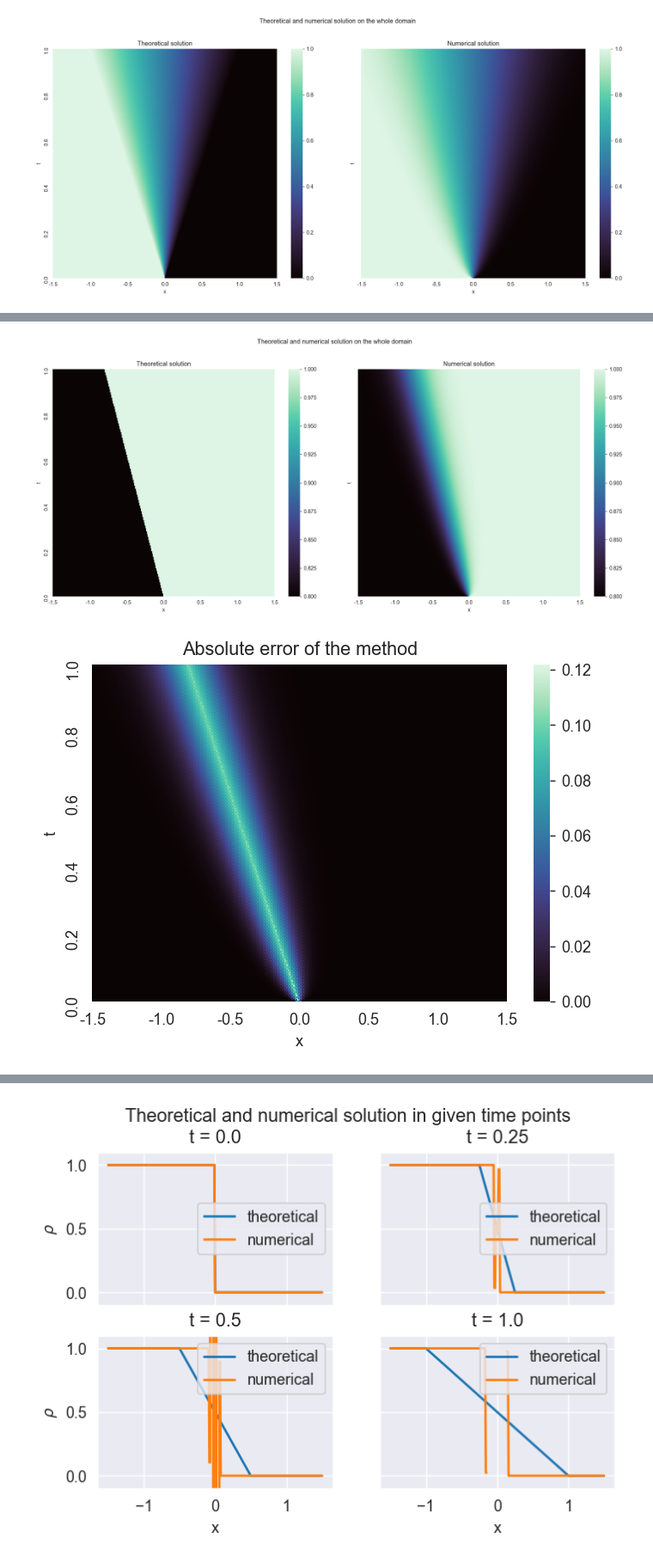
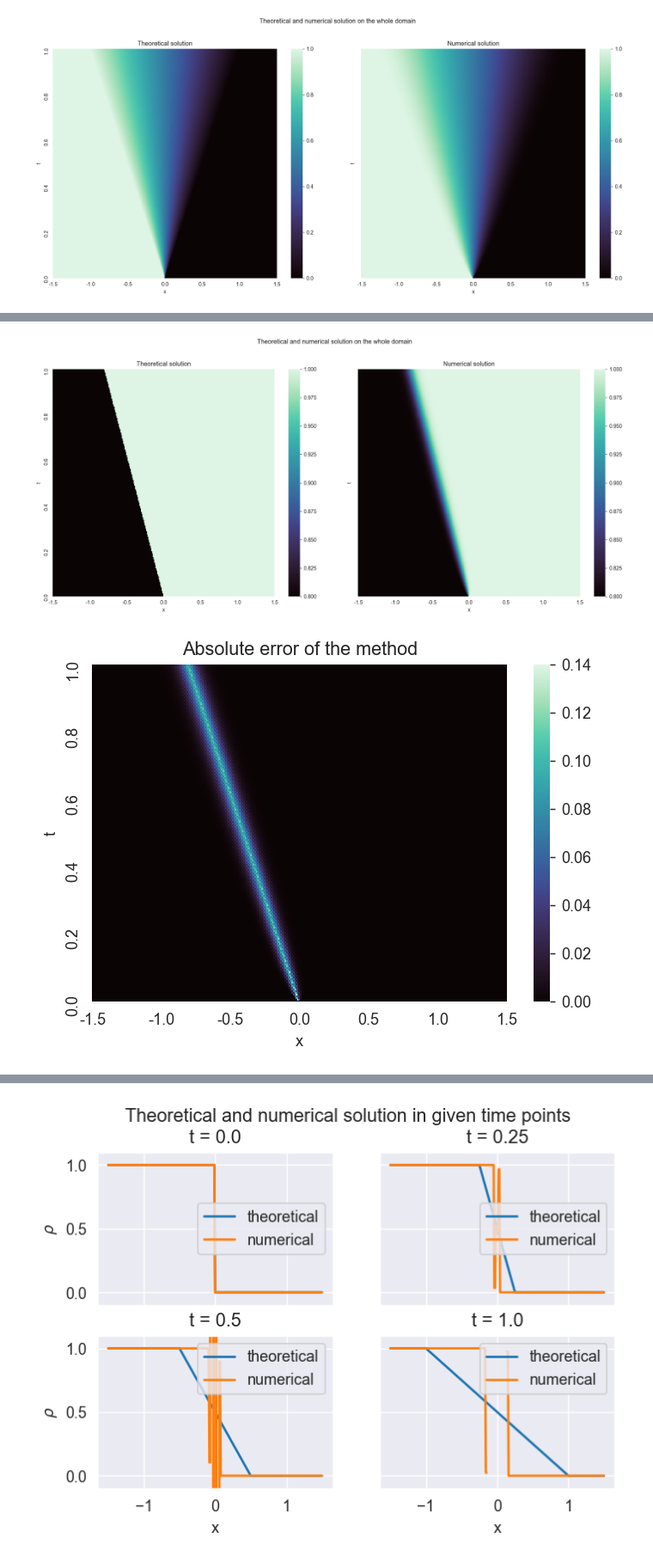
Before and after one commit to joannaww/Lighthill-Witham-Richards-Model, a Jupyter notebook: Matuszak_Wojciechowicz.ipynb, the cells around one changed output, grey strips where cells are left out. Shown at 86% size. Saved outputs shown, nothing was run; the diff lists cells and outputs as text; code cells hidden in the pictures.

```diff
--- a/Matuszak_Wojciechowicz.ipynb
+++ b/Matuszak_Wojciechowicz.ipynb
@@ -378,7 +378,7 @@ $$\rho_j^{n+1} = \frac{1}{2}\left(\rho_{j+1}^n + \rho_{j-1}^n\right) + \frac{h}{
 with the numerical flux
 $$F_{j+1/2}^{n} = \frac{k}{2h}\left(\rho_{j}^n - \rho_{j+1}^n\right) + \frac{1}{2}\left(f(\rho_{j}^n) + f(\rho_{j+1}^n)\right).$$
 # %%
-def FVM(method, problem, u_max=1, rho_max=1, rho_l=0.8, sigma=1, a=-1.5, b=1.5, T=1, k=0.01, h=0.001):
+def FVM(method, problem, u_max=1, rho_max=1, rho_l=0.8, sigma=1, a=-1.5, b=1.5, T=1, k=0.01, h=0.005):
     """
     Implementation of the finite volume method for the vehicular traffic model.
 
@@ -627,8 +627,8 @@ plt.show()
 fig, (ax1, ax2) = plt.subplots(ncols=2, figsize=(20, 8))
 fig.subplots_adjust(wspace=0.1)
 
-sns.heatmap(pd.DataFrame(rho_theoretical.T,  columns = np.round(xs,1), index = ts), cmap='mako', xticklabels=50, yticklabels=200, ax=ax1, cbar=True)
-sns.heatmap(pd.DataFrame(rho.T, columns = np.round(xs,1), index = ts), cmap='mako', xticklabels=50, yticklabels=200, ax=ax2, cbar=True)
+sns.heatmap(pd.DataFrame(rho_theoretical.T,  columns = np.round(xs,1), index = ts), cmap='mako', xticklabels=50, yticklabels=40, ax=ax1, cbar=True)
+sns.heatmap(pd.DataFrame(rho.T, columns = np.round(xs,1), index = ts), cmap='mako', xticklabels=50, yticklabels=40, ax=ax2, cbar=True)
 
 ax1.invert_yaxis()
 ax1.set_title("Theoretical solution")
@@ -642,20 +642,20 @@ fig.suptitle("Theoretical and numerical solution on the whole domain")
 fig.subplots_adjust(wspace=0.1)
 plt.show()
 # %% [output]
-[figure, old version]
+[figure, new version]
 # %%
 error = abs(rho - rho_theoretical)
 # %%
 fig, ax = plt.subplots()
 
-sns.heatmap(pd.DataFrame(error.T,  columns = np.round(xs,1), index = ts), cmap='mako', xticklabels=50, yticklabels=200, ax=ax, cbar=True)
+sns.heatmap(pd.DataFrame(error.T,  columns = np.round(xs,1), index = ts), cmap='mako', xticklabels=50, yticklabels=40, ax=ax, cbar=True)
 
 ax.invert_yaxis()
 ax.set_title("Absolute error of the method")
 ax.set(xlabel="x", ylabel="t")
 plt.show()
 # %% [output]
-[figure, old version]
+[figure, new version]
 # %% [markdown]
 <h3 align="center">Sudden braking of a car - numerical solution</h3>
 
```
Also changed, not shown: parts of 35 cells of this notebook, 43 other files.
